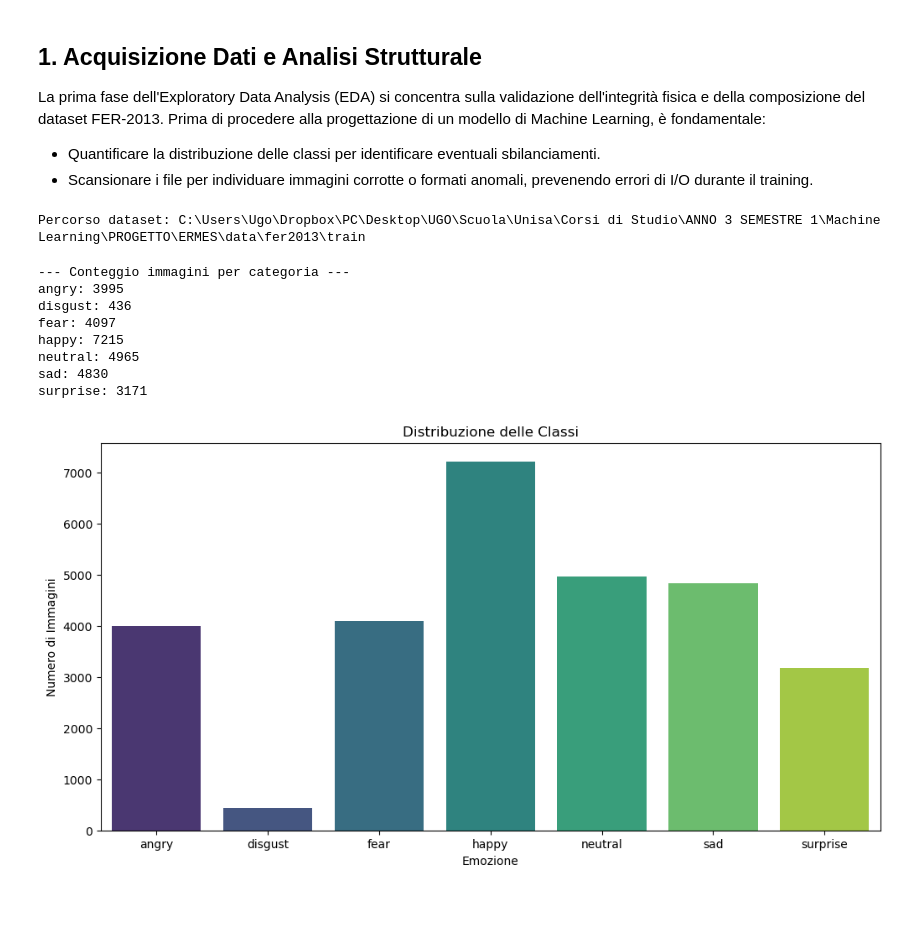
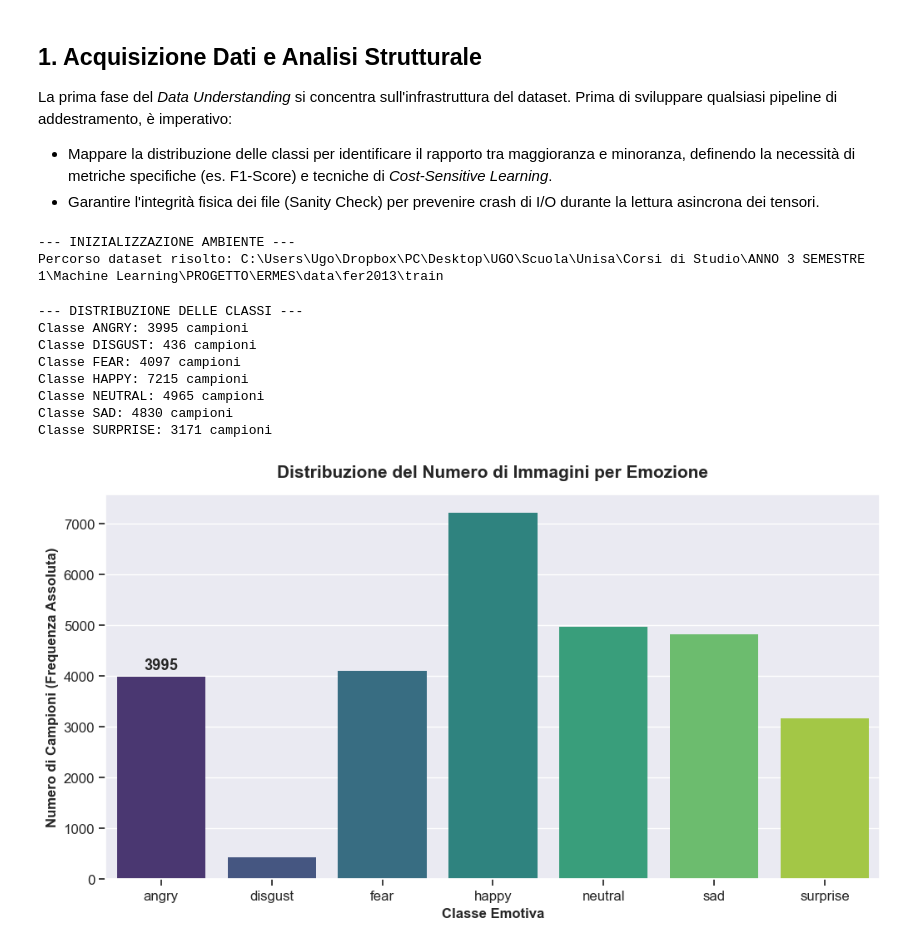
Before and after one commit to UgoManzoED/E.R.M.E.S., a Jupyter notebook: notebooks/01_EDA_Data_Analysis.ipynb, the cells around one changed output. Saved outputs shown, nothing was run; the diff lists cells and outputs as text; code cells hidden in the pictures; blank space fills up the shorter version.

```diff
--- a/notebooks/01_EDA_Data_Analysis.ipynb
+++ b/notebooks/01_EDA_Data_Analysis.ipynb
@@ -10,14 +9,14 @@ In questo notebook analizziamo il dataset FER-2013 per identificare:
 # %% [markdown]
 ## 1. Acquisizione Dati e Analisi Strutturale
-La prima fase dell'Exploratory Data Analysis (EDA) si concentra sulla validazione dell'integrità fisica e della composizione del dataset FER-2013.
-Prima di procedere alla progettazione di un modello di Machine Learning, è fondamentale:
-* Quantificare la distribuzione delle classi per identificare eventuali sbilanciamenti.
-* Scansionare i file per individuare immagini corrotte o formati anomali, prevenendo errori di I/O durante il training.
+La prima fase del *Data Understanding* si concentra sull'infrastruttura del dataset.
+Prima di sviluppare qualsiasi pipeline di addestramento, è imperativo:
+* Mappare la distribuzione delle classi per identificare il rapporto tra maggioranza e minoranza, definendo la necessità di metriche specifiche (es. F1-Score) e tecniche di *Cost-Sensitive Learning*.
+* Garantire l'integrità fisica dei file (Sanity Check) per prevenire crash di I/O durante la lettura asincrona dei tensori.
 # %%
 """
-Modulo di inizializzazione dell'ambiente e configurazione dei percorsi.
-Importa le librerie necessarie per l'elaborazione numerica, la Computer Vision
-e la Data Visualization.
+Modulo di inizializzazione dell'ambiente e configurazione globale.
+Importa le dipendenze per l'elaborazione numerica (NumPy), Computer Vision (OpenCV)
+e definisce lo stile globale per la Data Visualization.
 """
 
 import cv2
@@ -28,63 +27,71 @@ from pathlib import Path
 import random
 from typing import Tuple, Set, Dict
 
+# Configurazione stile grafico
+plt.style.use('seaborn-v0_8-darkgrid')
+sns.set_context("notebook", font_scale=1.1)
+
 # Configurazione del percorso principale verso i dati di training
 base_dir = Path('../data/fer2013/train')
-print(f"Percorso dataset: {base_dir.resolve()}")
+
+print("--- INIZIALIZZAZIONE AMBIENTE ---")
+print(f"Percorso dataset risolto: {base_dir.resolve()}")
 # %% [output]
-Percorso dataset: C:\Users\Ugo\Dropbox\PC\Desktop\UGO\Scuola\Unisa\Corsi di Studio\ANNO 3 SEMESTRE 1\Machine Learning\PROGETTO\ERMES\data\fer2013\train
+--- INIZIALIZZAZIONE AMBIENTE ---
+Percorso dataset risolto: C:\Users\Ugo\Dropbox\PC\Desktop\UGO\Scuola\Unisa\Corsi di Studio\ANNO 3 SEMESTRE 1\Machine Learning\PROGETTO\ERMES\data\fer2013\train
 # %%
 def plot_class_distribution(directory: Path) -> Dict[str, int]:
     """
-    Conta le immagini per ogni classe e genera un grafico a barre della distribuzione.
+    Scansiona la directory del dataset, conta le istanze per ogni classe
+    e genera un istogramma della distribuzione.
 
     Args:
-        directory (Path): Percorso della cartella principale contenente le sottocartelle
-                          delle varie classi emotive.
+        directory (Path): Percorso radice contenente le sottocartelle delle classi.
 
     Returns:
-        Dict[str, int]: Dizionario contenente il nome dell'emozione come chiave
-                        e il numero totale di immagini come valore.
+        Dict[str, int]: Dizionario {nome_emozione: numero_campioni}.
     """
     emotion_counts = {}
 
-    print("\n--- Conteggio immagini per categoria ---")
-    for emotion_dir in directory.iterdir():
+    print("\n--- DISTRIBUZIONE DELLE CLASSI ---")
+    for emotion_dir in sorted(directory.iterdir()):
         if emotion_dir.is_dir():
-            # Conta i file all'interno della cartella
             count = sum(1 for _ in emotion_dir.iterdir())
             emotion_counts[emotion_dir.name] = count
-            print(f"{emotion_dir.name}: {count}")
+            print(f"Classe {emotion_dir.name.upper()}: {count} campioni")
 
     # Creazione Grafico
     plt.figure(figsize=(12, 6))
-    sns.barplot(
+    ax = sns.barplot(
         x=list(emotion_counts.keys()),
         y=list(emotion_counts.values()),
         hue=list(emotion_counts.keys()),
         palette="viridis",
         legend=False
     )
-    plt.title("Distribuzione delle Classi")
-    plt.xlabel("Emozione")
-    plt.ylabel("Numero di Immagini")
+
+    # Aggiunge il valore numerico esatto sopra ogni barra
+    ax.bar_label(ax.containers[0], padding=3, fontweight='bold')
+
+    plt.title("Distribuzione del Numero di Immagini per Emozione", fontsize=15, fontweight='bold', pad=15)
+    plt.xlabel("Classe Emotiva", fontsize=12, fontweight='bold')
+    plt.ylabel("Numero di Campioni (Frequenza Assoluta)", fontsize=12, fontweight='bold')
     plt.savefig('distribuzione_classi.svg', format='svg', bbox_inches='tight')
     plt.show()
 
     return emotion_counts
 
-# Esecuzione della funzione
 counts = plot_class_distribution(base_dir)
 # %% [output]
---- Conteggio immagini per categoria ---
-angry: 3995
-disgust: 436
-fear: 4097
-happy: 7215
-neutral: 4965
-sad: 4830
-surprise: 3171
+--- DISTRIBUZIONE DELLE CLASSI ---
+Classe ANGRY: 3995 campioni
+Classe DISGUST: 436 campioni
+Classe FEAR: 4097 campioni
+Classe HAPPY: 7215 campioni
+Classe NEUTRAL: 4965 campioni
+Classe SAD: 4830 campioni
+Classe SURPRISE: 3171 campioni
-[figure, old version]
+[figure, new version]
 # %%
 def check_images(directory: Path) -> Tuple[int, int, Set[Tuple[int, ...]]]:
     """
```
Also changed, not shown: parts of 7 cells of this notebook, 1 other file.
